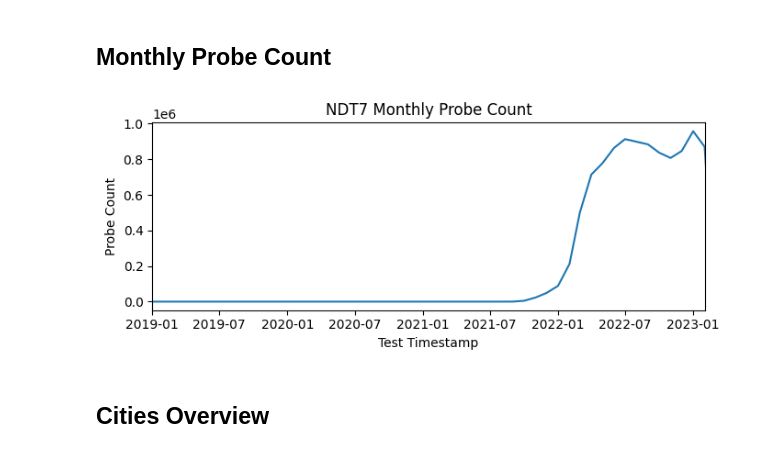
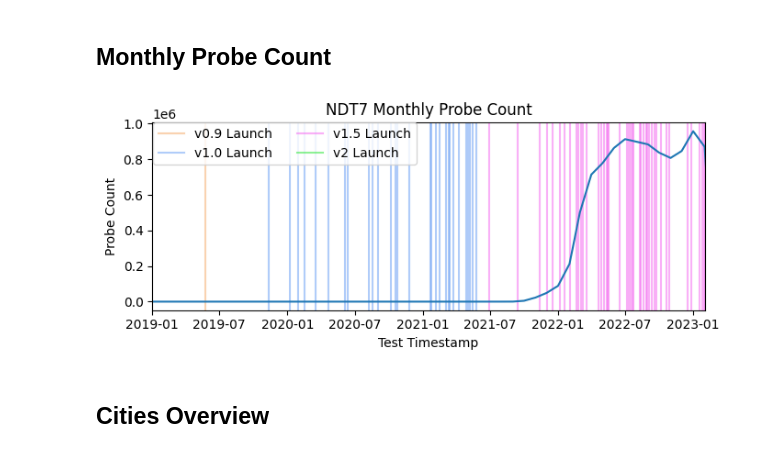
Before and after one commit to Rakagami/datascience_satellites_and_me, a Jupyter notebook: mlab.ipynb, the cells around one changed output. Cells and saved outputs as stored; diff of their text form; code cells hidden in the pictures.

```diff
--- a/mlab.ipynb
+++ b/mlab.ipynb
@@ -54,25 +54,46 @@ for a in countries_soup.find_all("tr")[1:]:
 # %% [markdown]
 ## Monthly Probe Count
 # %%
-ndt7_df   = pd.read_csv("./data/mlab_starlink_data/ndt7_tableentrystats.csv").set_index("month")
+ndt7_df = pd.read_csv("./data/mlab_starlink_data/ndt7_tableentrystats.csv").set_index("month")
+starlink_launchdates = pd.read_csv("./data/starlink_launchdates.csv")
+starlink_launchdates["LaunchDate"] = starlink_launchdates["LaunchDate"].apply(lambda datestr: pd.to_datetime(datestr, format="%Y-%m-%d"))
 # %%
 fig, ax = plt.subplots(figsize=(7, 3))
 ax.plot(
     [datetime.fromisoformat(dt) for dt in ndt7_df.index],
     ndt7_df["entry_count"]
 )
 ax.set_xlim(
     datetime.fromisoformat(ndt7_df.index[0]),
     datetime.fromisoformat(ndt7_df.index[-2])
 )
+
+def extract_rev_dates(rev):
+    return [a for _, a in starlink_launchdates[starlink_launchdates["Revision"] == rev]["LaunchDate"].items()]
+def plot_dates(dates, color, label):
+    for d in dates:
+        ax.axvline(d,
+                   color = color, label = label, zorder=1)
+        label = ""
+
+plot_dates(extract_rev_dates("v0.9"), color = "#f5ac6c88", label = "v0.9 Launch")
+plot_dates(extract_rev_dates("v1.0"), color = "#6ca0f588", label = "v1.0 Launch")
+plot_dates(extract_rev_dates("v1.5"), color = "#f56cf088", label = "v1.5 Launch")
+plot_dates(extract_rev_dates("v2-Mini"), color = "#2ce63888", label = "v2 Launch")
+
+plt.legend(loc='upper left', bbox_to_anchor=(-0.01, 1.035),
+          ncol=2, fancybox=True, shadow=False)
+
 ax.set_ylabel("Probe Count")
 ax.set_xlabel("Test Timestamp")
 plt.title("NDT7 Monthly Probe Count")
 plt.tight_layout()
-#plt.savefig("temp.pdf", pad_inches=0)
+#plt.show()
+#plt.savefig('tessstttyyy.png', dpi=300)
+plt.savefig("figures/mlab_probecount_withlaunch.pdf")
 plt.show()
 # %% [output]
-[figure, old version]
+[figure, new version]
 # %% [markdown]
 ## Cities Overview
 # %%
```
Also changed, not shown: parts of 31 cells of this notebook, 14 other files.
